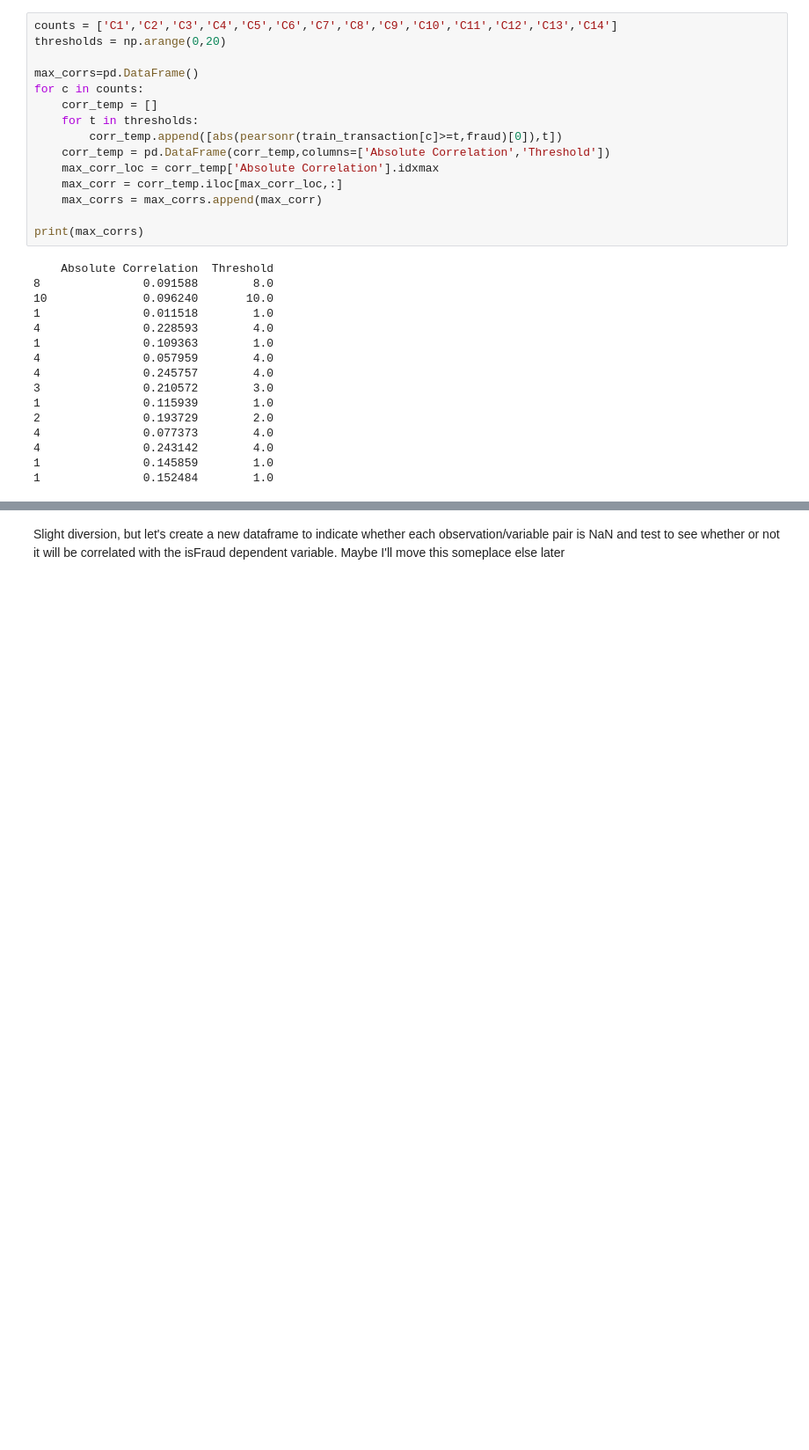
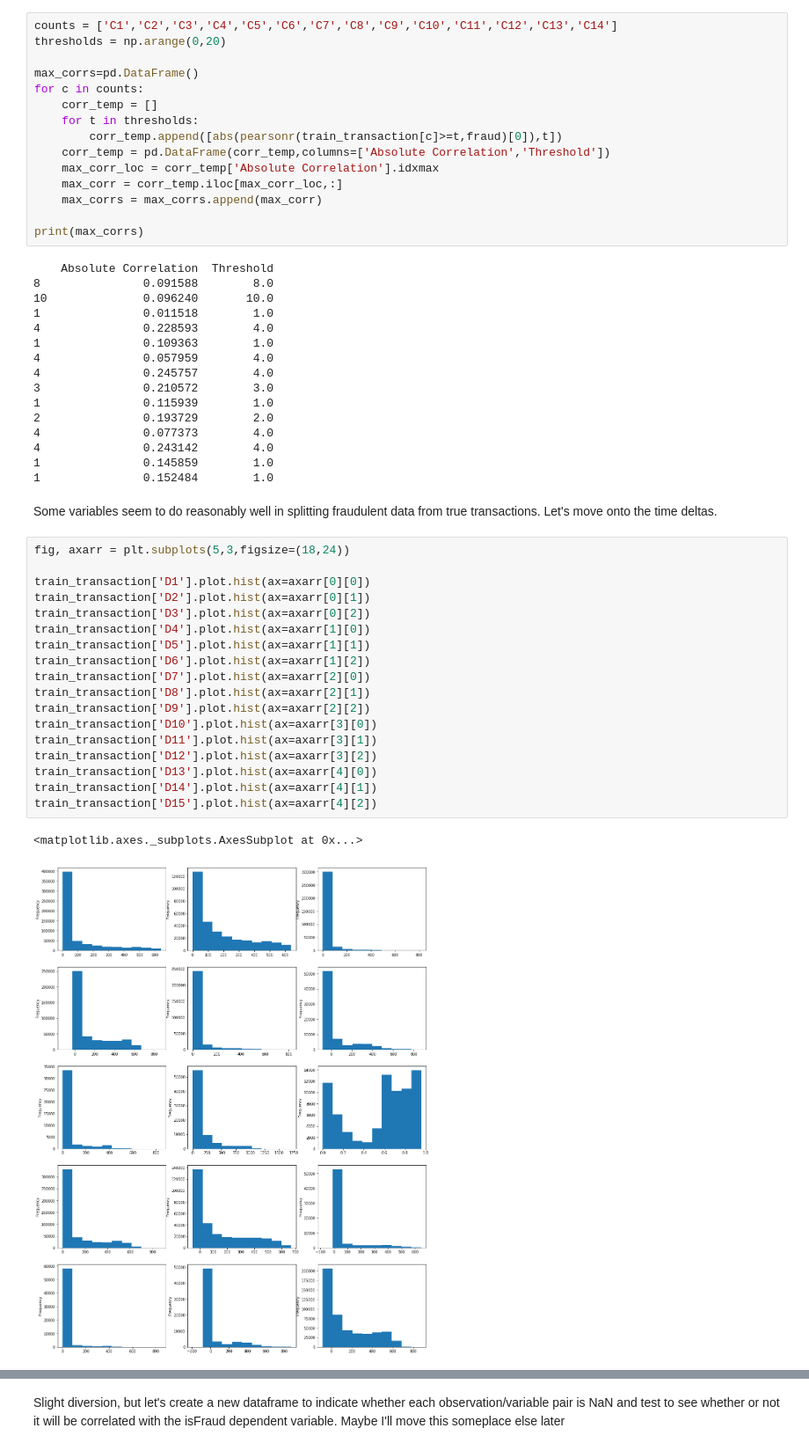
Before and after one commit to hxyue1/Fraud-Detection, a Jupyter notebook: EDA.ipynb, the cells around one changed output, grey strips where cells are left out. Shown at 88% size. Cells and saved outputs as stored; diff of their text form; blank space fills up the shorter version.

```diff
--- a/EDA.ipynb
+++ b/EDA.ipynb
@@ -433,3 +433,26 @@ print(max_corrs)
 4               0.243142        4.0
 1               0.145859        1.0
 1               0.152484        1.0
+# %% [markdown]
+Some variables seem to do reasonably well in splitting fraudulent data from true transactions. Let's move onto the time deltas.
+# %%
+fig, axarr = plt.subplots(5,3,figsize=(18,24))
+
+train_transaction['D1'].plot.hist(ax=axarr[0][0])
+train_transaction['D2'].plot.hist(ax=axarr[0][1])
+train_transaction['D3'].plot.hist(ax=axarr[0][2])
+train_transaction['D4'].plot.hist(ax=axarr[1][0])
+train_transaction['D5'].plot.hist(ax=axarr[1][1])
+train_transaction['D6'].plot.hist(ax=axarr[1][2])
+train_transaction['D7'].plot.hist(ax=axarr[2][0])
+train_transaction['D8'].plot.hist(ax=axarr[2][1])
+train_transaction['D9'].plot.hist(ax=axarr[2][2])
+train_transaction['D10'].plot.hist(ax=axarr[3][0])
+train_transaction['D11'].plot.hist(ax=axarr[3][1])
+train_transaction['D12'].plot.hist(ax=axarr[3][2])
+train_transaction['D13'].plot.hist(ax=axarr[4][0])
+train_transaction['D14'].plot.hist(ax=axarr[4][1])
+train_transaction['D15'].plot.hist(ax=axarr[4][2])
+# %% [output]
+<matplotlib.axes._subplots.AxesSubplot at 0x...>
+[figure, added]
```
Also changed, not shown: parts of 6 cells of this notebook.
